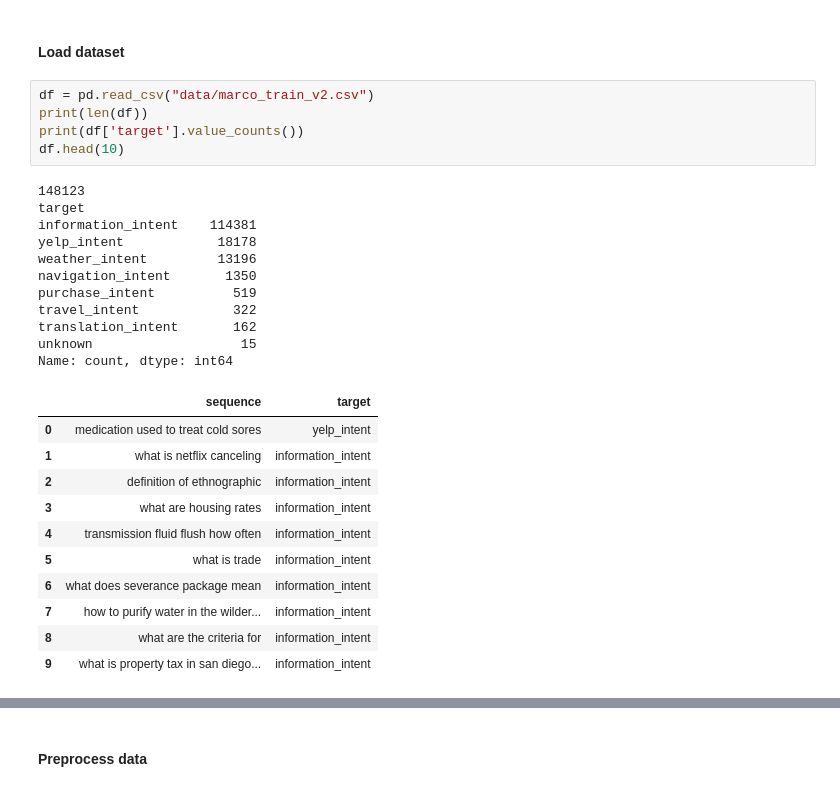
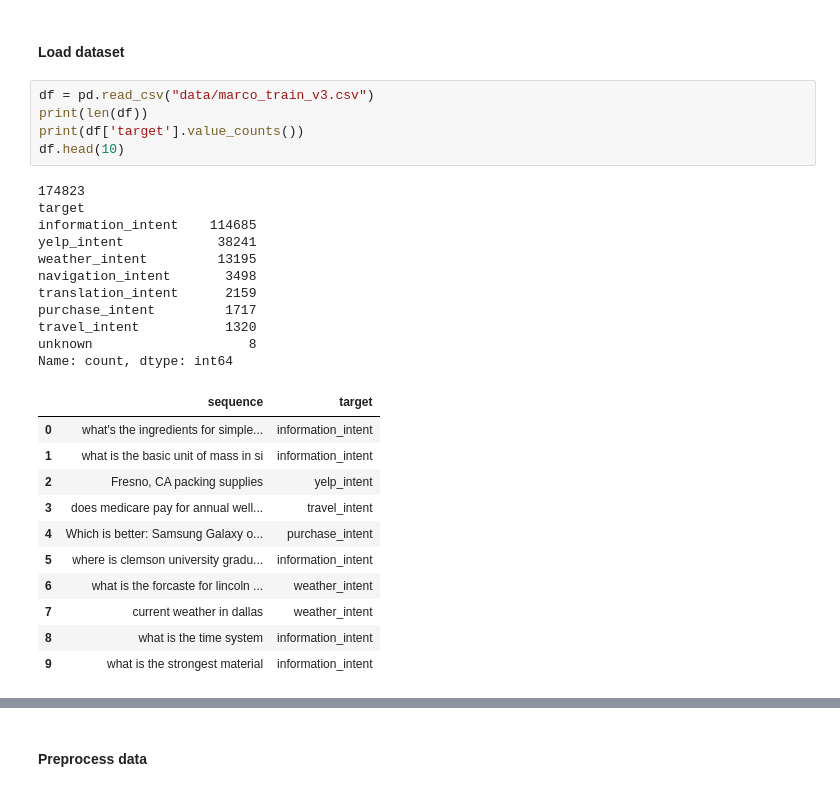
Before and after one commit to mozilla/smart_intent, a Jupyter notebook: notebooks/suggest_intent_classifier_mobileBERT_lora.ipynb, the cells around one changed output, grey strips where cells are left out. Drawn from its saved outputs; the diff is of its cells as text.

```diff
--- a/notebooks/suggest_intent_classifier_mobileBERT_lora.ipynb
+++ b/notebooks/suggest_intent_classifier_mobileBERT_lora.ipynb
@@ -63,33 +81,33 @@ model
 # %% [markdown]
 #### Load dataset
 # %%
-df = pd.read_csv("data/marco_train_v2.csv")
+df = pd.read_csv("data/marco_train_v3.csv")
 print(len(df))
 print(df['target'].value_counts())
 df.head(10)
 # %% [output]
-148123
+174823
 target
-information_intent    114381
-yelp_intent            18178
-weather_intent         13196
-navigation_intent       1350
-purchase_intent          519
-travel_intent            322
-translation_intent       162
-unknown                   15
+information_intent    114685
+yelp_intent            38241
+weather_intent         13195
+navigation_intent       3498
+translation_intent      2159
+purchase_intent         1717
+travel_intent           1320
+unknown                    8
 Name: count, dtype: int64
 |  | sequence | target |
-| 0 | medication used to treat cold sores | yelp_intent |
-| 1 | what is netflix canceling | information_intent |
-| 2 | definition of ethnographic | information_intent |
-| 3 | what are housing rates | information_intent |
-| 4 | transmission fluid flush how often | information_intent |
-| 5 | what is trade | information_intent |
-| 6 | what does severance package mean | information_intent |
-| 7 | how to purify water in the wilder... | information_intent |
-| 8 | what are the criteria for | information_intent |
-| 9 | what is property tax in san diego... | information_intent |
+| 0 | what's the ingredients for simple... | information_intent |
+| 1 | what is the basic unit of mass in si | information_intent |
+| 2 | Fresno, CA packing supplies | yelp_intent |
+| 3 | does medicare pay for annual well... | travel_intent |
+| 4 | Which is better: Samsung Galaxy o... | purchase_intent |
+| 5 | where is clemson university gradu... | information_intent |
+| 6 | what is the forcaste for lincoln ... | weather_intent |
+| 7 | current weather in dallas | weather_intent |
+| 8 | what is the time system | information_intent |
+| 9 | what is the strongest material | information_intent |
 # %%
 print(df['sequence'].apply(len).describe(percentiles=[.1, .2, .25, .3, .4, .5, .6, .7, .75, .8, .9, .95, .98, .99, .995, .998, .999]))
 df['sequence'].apply(len).hist(bins=25);
```
Also changed, not shown: parts of 17 cells of this notebook, 1 other file.
